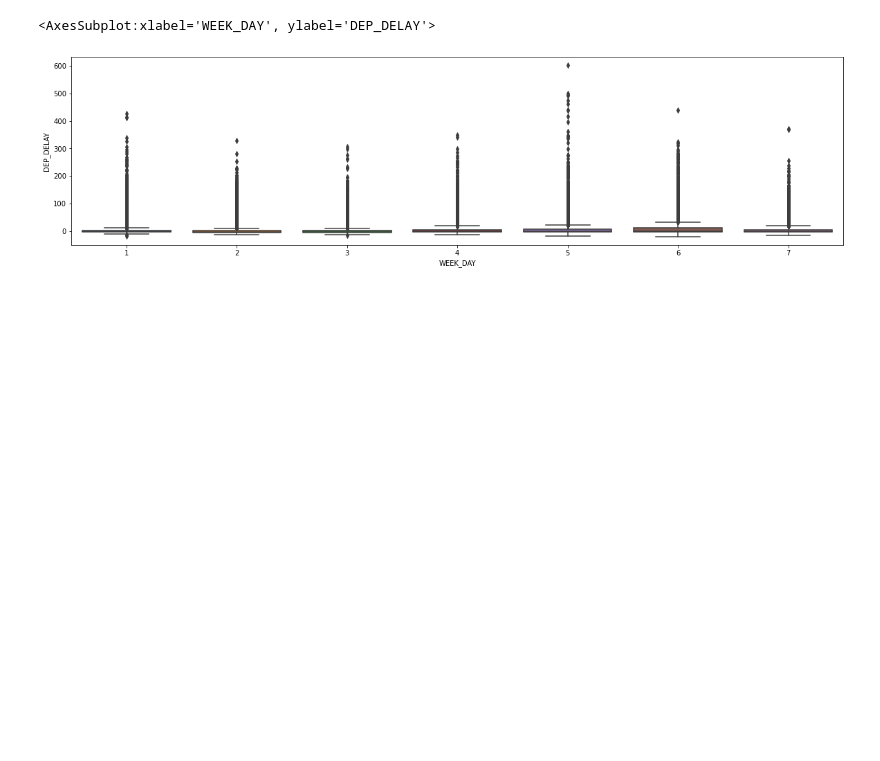
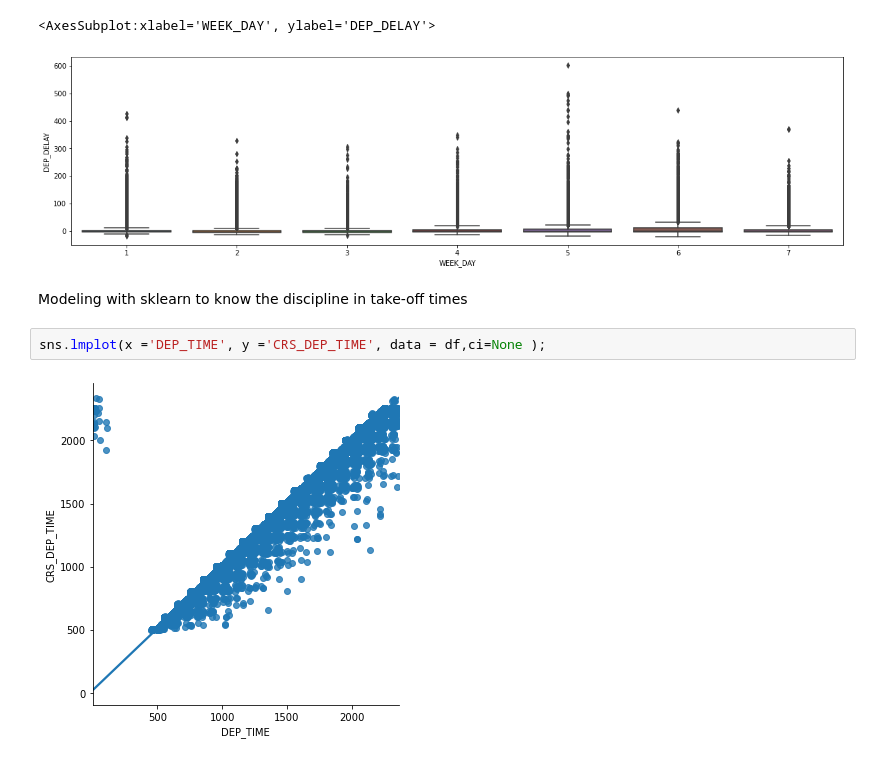
Before and after one commit to NawafNazer/Data_Science, a Jupyter notebook: My_Project.ipynb, the cells around one changed output. Drawn from its saved outputs; the diff is of its cells as text; blank space fills up the shorter version.

```diff
--- a/My_Project.ipynb
+++ b/My_Project.ipynb
@@ -414,3 +414,9 @@ sns.boxplot(df.WEEK_DAY, df.DEP_DELAY)
 # %% [output]
 <AxesSubplot:xlabel='WEEK_DAY', ylabel='DEP_DELAY'>
 [figure]
+# %% [markdown]
+Modeling with sklearn to know the discipline in take-off times
+# %%
+sns.lmplot(x ='DEP_TIME', y ='CRS_DEP_TIME', data = df,ci=None );
+# %% [output]
+[figure, added]
```
Also changed, not shown: parts of 5 cells of this notebook.
